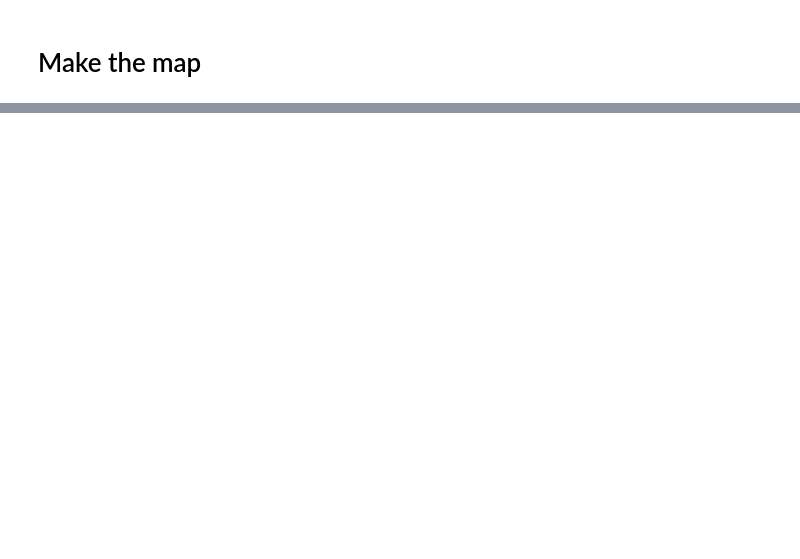
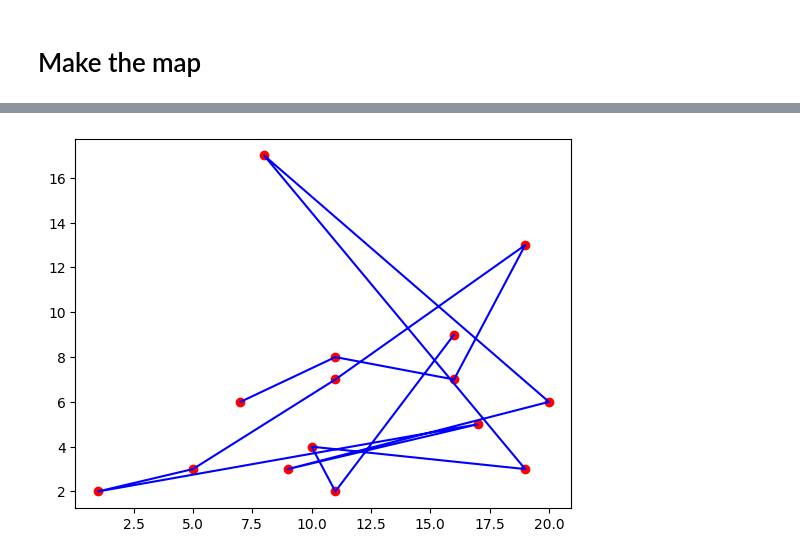
Before and after one commit to matahho/Travelling-salesman-problem, a Jupyter notebook: TSP.ipynb, the cells around one changed output, grey strips where cells are left out. Drawn from its saved outputs; the diff is of its cells as text; code cells hidden in the pictures; blank space fills up the shorter version.

Commit message:
Goal Function added and the plot has been changed

```diff
--- a/TSP.ipynb
+++ b/TSP.ipynb
@@ -10,6 +12,8 @@ NUMBER_OF_CITIES = 15
 lat = [random.randint(1 , 20) for i in range(NUMBER_OF_CITIES)]
 # %%
 long = [random.randint(1 , 20) for i in range(NUMBER_OF_CITIES)]
+# %%
+latlong = []
 # %%
 locations = {}
 # %%
@@ -38,0 +51,40 @@ plotCities(lat , long)
+# %%
+class choromosome :
+    def __init__ (self , numOfGenes = NUMBER_OF_CITIES ):
+        self.genes = list(range(numOfGenes))
+        random.shuffle(self.genes)
+        print(self.genes)
+
+
+#     def mutation(self):
+#         prob = 0.1
+#         for i in range(numberOfStocks):
+#             chance = random.random()
+#             if chance < prob :
+#                 new_value = random.random()
+#                 self.genes[i] = new_value
+
+#         self.genes = self.genes / self.genes.sum()
+
+
+
+    def distanceSumation(self):
+        self.distances = 0
+        for dis in range(NUMBER_OF_CITIES-1):
+            p1 = locations[self.genes[dis]]
+            p2 = locations[self.genes[dis+1]]
+            self.distances += distanceOfTwoPoint(p1, p2)
+        self.distances += distanceOfTwoPoint(locations[self.genes[0]],locations[self.genes[NUMBER_OF_CITIES-1]])
+        return self.distances
+
+    def plotTheChoromosome(self):
+        x = []
+        y = []
+        for i in self.genes:
+            x.append(latlong[i][0])
+            y.append(latlong[i][1])
+        plt.scatter(x, y, label='Data Points', color='red', marker='o')
+        plt.plot(x, y, label='Line', linestyle='-', color='blue')
+        plt.show()
+# %%
+x = choromosome()
@@ -38,0 +111,4 @@ plotCities(lat , long)
+# %%
+choromosome.plotTheChoromosome(x)
+# %% [output]
+[figure, added]
```
Also changed, not shown: parts of 13 cells of this notebook.
